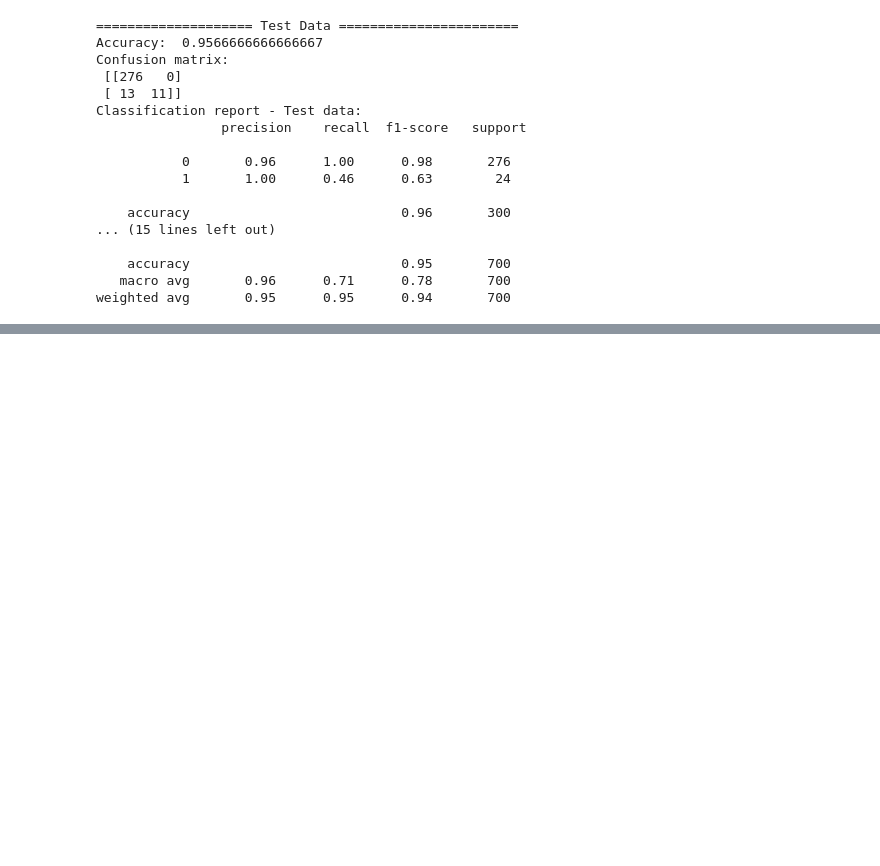
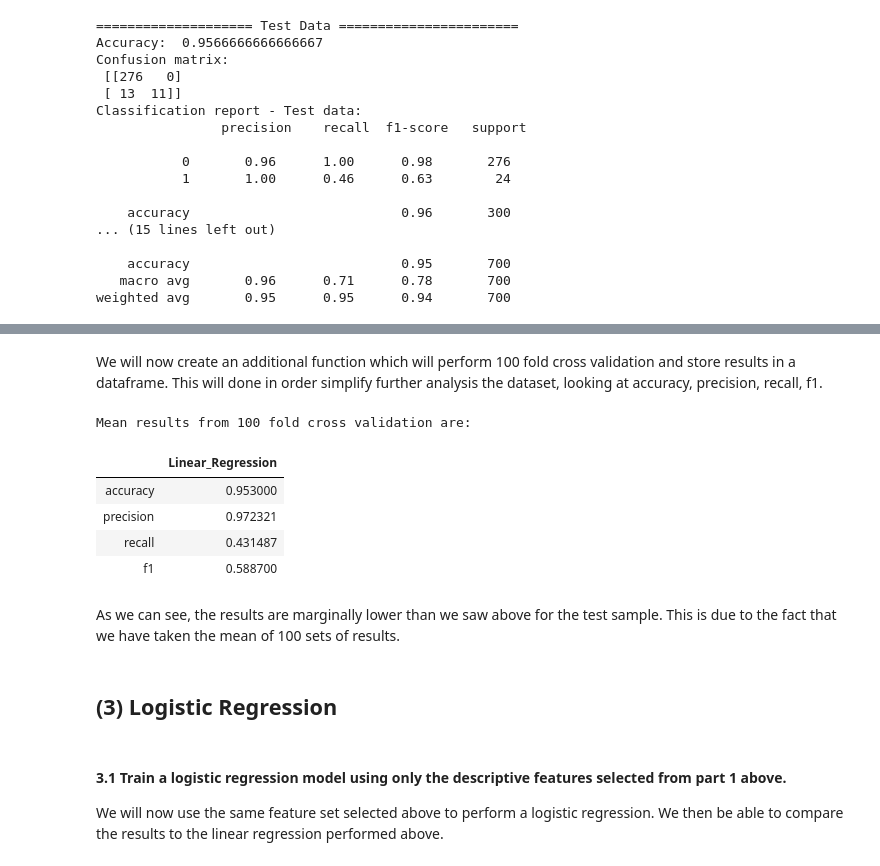
Before and after one commit to hbarrett100/Comp47350-data-analytics, a Jupyter notebook: Assignment2 - Predictive Modelling/homework2.ipynb, the cells around one changed output, grey strips where cells are left out. Drawn from its saved outputs; the diff is of its cells as text; code cells hidden in the pictures; blank space fills up the shorter version.

Commit message:
further evaluation on linear regression

```diff
--- a/Assignment2 - Predictive Modelling/homework2.ipynb
+++ b/Assignment2 - Predictive Modelling/homework2.ipynb
@@ -990,0 +1071,43 @@ weighted avg       0.95      0.95      0.94       700
+# %% [markdown]
+We will now create an additional function which will perform 100 fold cross validation and store results in a dataframe. This will done in order simplify further analysis the dataset, looking at accuracy, precision, recall, f1.
+# %%
+#this code is from the sample solution provided
+def cross_val_LinReg_DF(X,y):
+    """Function to perform cross validation and store results
+    in dataframe. Cross validation looks at accuracy, precision,
+    recall, f1. Returns a dataframe with results"""
+
+    linRegResults = {}
+    # metrics to test against
+    test_metrics = ['accuracy','precision','recall', 'f1']
+
+    for metric in test_metrics:
+        # generate test results
+        result = cross_val_LinReg(X, y, cv=10, scoring=metric)
+        length = len(result)
+        # store result in dict
+        linRegResults[metric] = sum(result)/length
+
+    # create dataframe with results
+    LinRegDF = pd.DataFrame.from_dict(linRegResults, orient='index', columns=['Linear_Regression'])
+
+    return LinRegDF
+# %%
+linRegDF = cross_val_LinReg_DF(X,y)
+print(f"Mean results from 100 fold cross validation are:")
+linRegDF
+# %% [output]
+Mean results from 100 fold cross validation are:
+|  | Linear_Regression |
+| accuracy | 0.953000 |
+| precision | 0.972321 |
+| recall | 0.431487 |
+| f1 | 0.588700 |
+# %% [markdown]
+As we can see, the results are marginally lower than we saw above for the test sample. This is due to the fact that we have taken the mean of 100 sets of results.
+# %% [markdown]
+## (3) Logistic Regression
+# %% [markdown]
+#### 3.1 Train a logistic regression model using only the descriptive features selected from part 1 above.
+
+We will now use the same feature set selected above to perform a logistic regression. We then be able to compare the results to the linear regression performed above.
```
Also changed, not shown: parts of 15 cells of this notebook.
